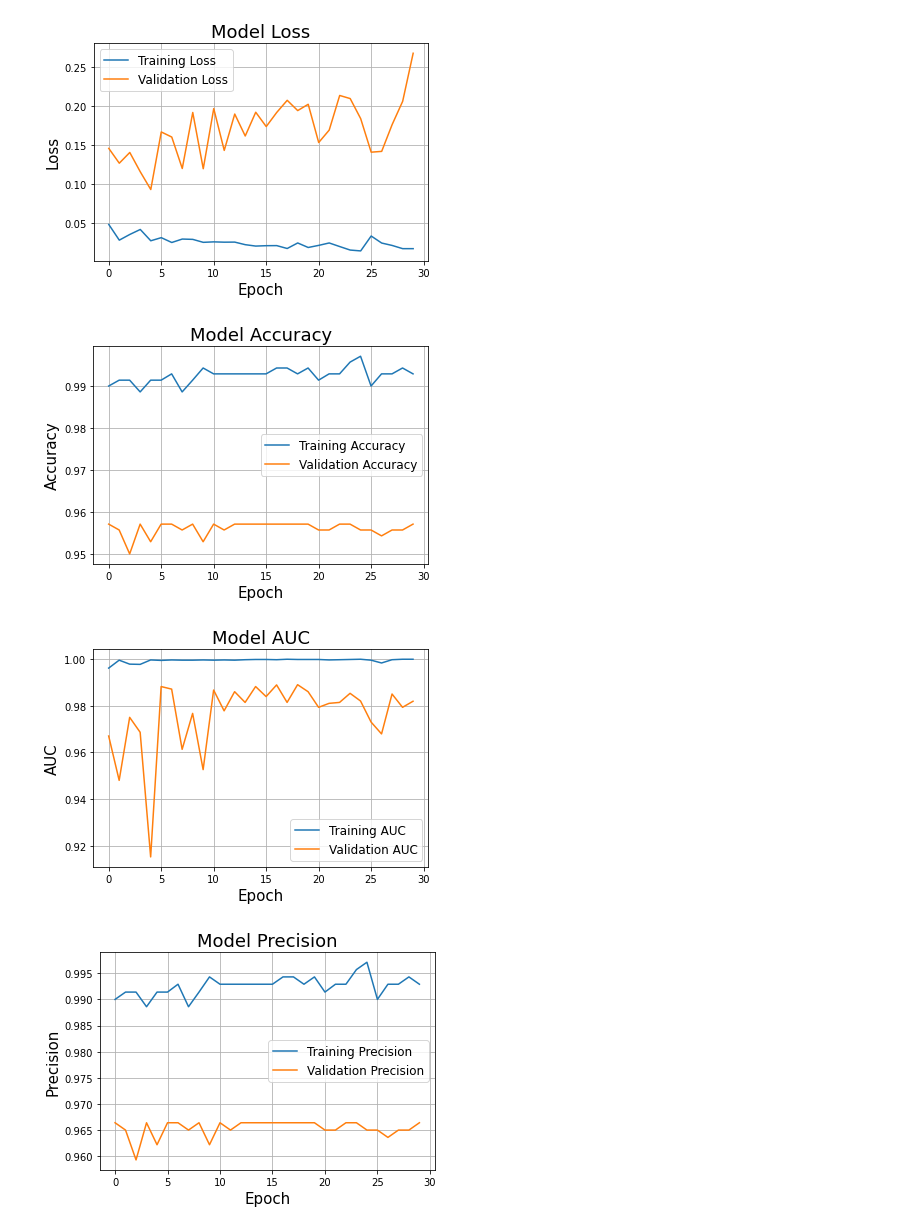
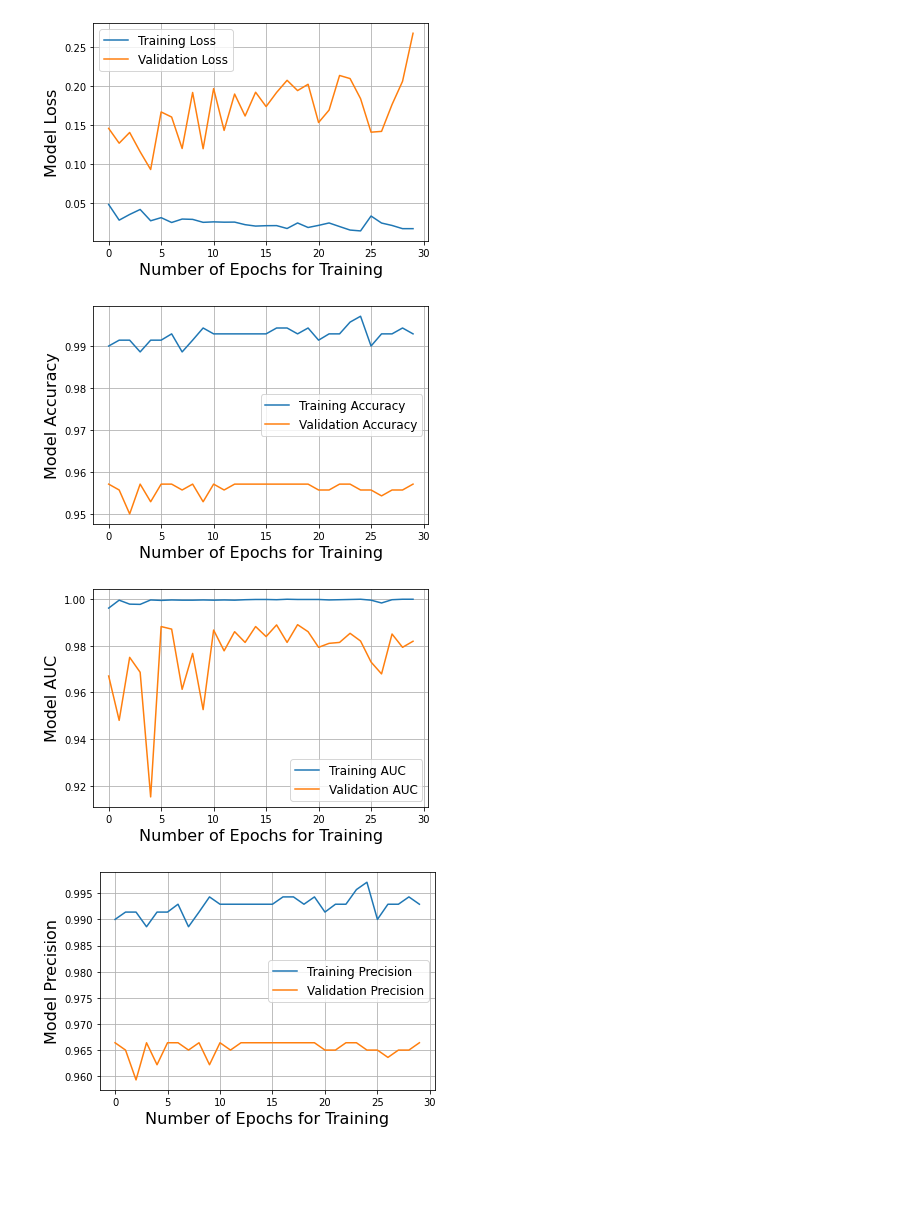
Before and after one commit to kaustubhv5500/LabFiles, a Jupyter notebook: dtsp/project/PlotGraphs.ipynb, the cells around one changed output. Drawn from its saved outputs; the diff is of its cells as text; code cells hidden in the pictures; blank space fills up the shorter version.

```diff
--- a/dtsp/project/PlotGraphs.ipynb
+++ b/dtsp/project/PlotGraphs.ipynb
@@ -8,18 +10,18 @@ import matplotlib.pyplot as plt
 # %%
 tr_loss = [0.0477,0.0276,0.0349,0.0413,0.0268,0.0308,0.0246,0.0290,0.0286,0.0248,0.0254,0.0250,0.0251,0.0218,0.0200,0.0205,0.0206,0.0169,0.0240,0.0182,0.0209,0.0240,0.0194,0.0149,0.0138,0.0329,0.0239,0.0208,0.0167,0.0167]
 loss = [4.3576,3.7877,4.2004,3.4571,2.7753,4.9895,4.7933,3.5838,5.7386,3.5747,5.8877,4.2795,5.6780,4.8344,5.7481,5.1966,5.7394,6.2065,5.8112,6.0536,4.5828,5.0612,6.3926,6.2737,5.5015,4.2115,4.2423,5.2751,6.1669,8.0167]
 up_loss = [i/30 for i in loss]
 # summarize history for loss
 plt.plot(tr_loss)
 plt.plot(up_loss)
-plt.title('Model Loss',fontsize=18)
-plt.ylabel('Loss',fontsize=15)
-plt.xlabel('Epoch',fontsize=15)
+#plt.title('Model Loss',fontsize=18)
+plt.ylabel('Model Loss',fontsize=16)
+plt.xlabel('Number of Epochs for Training',fontsize=16)
 plt.grid()
 plt.legend(['Training Loss','Validation Loss'], loc='upper left',fontsize=12)
 plt.show()
 # %% [output]
-[figure, old version]
+[figure, new version]
 # %%
 acc = [0.5371,0.5357,0.5300,0.5371,0.5329,0.5371,0.5371,0.5357,0.5371,0.5329,0.5371,0.5357,0.5371,0.5371,0.5371,0.5371,0.5371,0.5371,0.5371,0.5371,0.5357,0.5357,0.5371,0.5371,0.5357,0.5357,0.5343,0.5357,0.5357,0.5371]
 tr_acc = [0.9900,0.9914,0.9914,0.9886,0.9914,0.9914,0.9929,0.9886,0.9914,0.9943,0.9929,0.9929,0.9929,0.9929,0.9929,0.9929,0.9943,0.9943,0.9929,0.9943,0.9914,0.9929,0.9929,0.9957,0.9971,0.9900,0.9929,0.9929,0.9943,0.9929]
@@ -27,14 +29,14 @@ up_acc = [i+0.42 for i in acc]
 # summarize history for accuracy
 plt.plot(tr_acc)
 plt.plot(up_acc)
-plt.title('Model Accuracy',fontsize=18)
-plt.ylabel('Accuracy',fontsize=15)
-plt.xlabel('Epoch',fontsize=15)
+#plt.title('Model Accuracy',fontsize=18)
+plt.ylabel('Model Accuracy',fontsize=16)
+plt.xlabel('Number of Epochs for Training',fontsize=16)
 plt.grid()
 plt.legend(['Training Accuracy','Validation Accuracy'], loc='center right',fontsize=12)
 plt.show()
 # %% [output]
-[figure, old version]
+[figure, new version]
 # %%
 auc = [0.5170,0.4980,0.5250,0.5186,0.4652,0.5382,0.5371,0.5113,0.5267,0.5026,0.5367,0.5278,0.5360,0.5314,0.5382,0.5339,0.5389,0.5314,0.5390,0.5360,0.5293,0.5310,0.5314,0.5353,0.5320,0.5230,0.5179,0.5350,0.5293,0.5319]
 tr_auc = [0.9961,0.9995,0.9978,0.9977 ,0.9996 ,0.9994 ,0.9996 ,0.9995 ,0.9995 ,0.9996 ,0.9995 ,0.9996 ,0.9995 ,0.9997 ,0.9998 ,0.9998 ,0.9997 ,0.9999 ,0.9998 ,0.9998 ,0.9998 ,0.9996 ,0.9997 ,0.9998 ,0.9999 ,0.9995 ,0.9983 ,0.9997 ,0.9999 ,0.9999 ]
@@ -42,14 +44,14 @@ up_auc = [i+0.45 for i in auc]
 # summarize history for auc
 plt.plot(tr_auc)
 plt.plot(up_auc)
-plt.title('Model AUC',fontsize=18)
-plt.ylabel('AUC',fontsize=15)
-plt.xlabel('Epoch',fontsize=15)
+#plt.title('Model AUC',fontsize=18)
+plt.ylabel('Model AUC',fontsize=16)
+plt.xlabel('Number of Epochs for Training',fontsize=16)
 plt.grid()
 plt.legend(['Training AUC','Validation AUC'], loc='lower right',fontsize=12)
 plt.show()
 # %% [output]
-[figure, old version]
+[figure, new version]
 # %%
 prec = [0.5371,0.5357,0.5300,0.5371,0.5329,0.5371,0.5371,0.5357,0.5371,0.5329,0.5371,0.5357,0.5371,0.5371,0.5371,0.5371,0.5371,0.5371,0.5371,0.5371,0.5357,0.5357,0.5371,0.5371,0.5357,0.5357,0.5343,0.5357,0.5357,0.5371]
 tr_prec = [0.9900 ,0.9914,0.9914 ,0.9886 ,0.9914 ,0.9914 ,0.9929 ,0.9886 ,0.9914 ,0.9943 ,0.9929 ,0.9929 ,0.9929 ,0.9929 ,0.9929 ,0.9929 ,0.9943 ,0.9943 ,0.9929 ,0.9943,0.9914,0.9929 ,0.9929 ,0.9957 ,0.9971 ,0.9900 ,0.9929 ,0.9929,0.9943 ,0.9929 ]
@@ -57,14 +59,14 @@ up_prec = [i+0.42934 for i in prec]
 # summarize history for auc
 plt.plot(tr_prec)
 plt.plot(up_prec)
-plt.title('Model Precision',fontsize=18)
-plt.ylabel('Precision',fontsize=15)
-plt.xlabel('Epoch',fontsize=15)
+#plt.title('Model Precision',fontsize=18)
+plt.ylabel('Model Precision',fontsize=16)
+plt.xlabel('Number of Epochs for Training',fontsize=16)
 plt.grid()
 plt.legend(['Training Precision','Validation Precision'], loc='center right',fontsize=12)
 plt.show()
 # %% [output]
-[figure, old version]
+[figure, new version]
 # %%
 recall = [0.5371 ,0.5357 ,0.5300 ,0.5371 ,0.5329 ,0.5371 ,0.5371 ,0.5357 ,0.5371 ,0.5329 ,0.5371 ,0.5357 ,0.5371 ,0.5371 ,0.5371 ,0.5371 ,0.5371 ,0.5371 ,0.5371 ,0.5371 ,0.5357 ,0.5357 ,0.5371 ,0.5371 ,0.5357 ,0.5357 ,0.5343 ,0.5357 ,0.5357 ,0.5371 ]
 tr_recall = [0.9900 ,0.9914,0.9914 ,0.9886 ,0.9914 ,0.9914,0.9929 ,0.9886 ,0.9914,0.9943 ,0.9929 ,0.9929 ,0.9929,0.9929 ,0.9929 ,0.9929 ,0.9943 ,0.9943 ,0.9929 ,0.9943 ,0.9914 ,0.9929 ,0.9929 ,0.9957 ,0.9971 ,0.9900 ,0.9929 ,0.9929 ,0.9943 ,0.9929 ]
```
Also changed, not shown: parts of 6 cells of this notebook, 6 other files.
